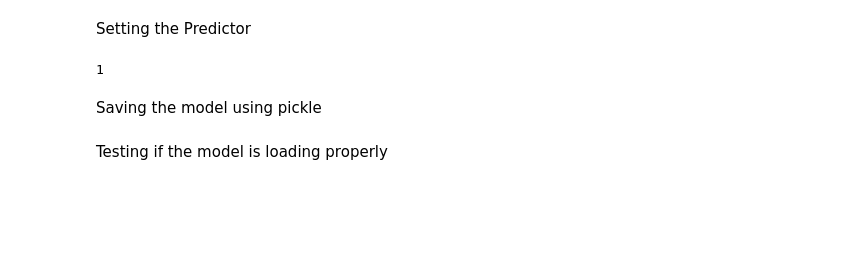
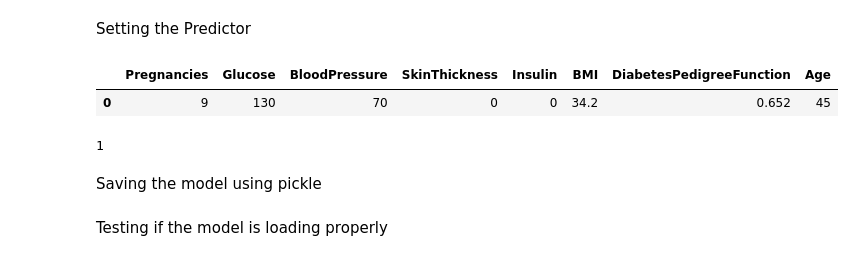
Before and after one commit to Sabyasachi-Seal/DiabetesPredictor, a Jupyter notebook: predictor.ipynb, the cells around one changed output. Cells and saved outputs as stored; diff of their text form; code cells hidden in the pictures; blank space fills up the shorter version.

```diff
--- a/predictor.ipynb
+++ b/predictor.ipynb
@@ -104,6 +104,12 @@ XGBClassifier(base_score=0.5, booster='gbtree', colsample_bylevel=1,
 Setting the Predictor
 # %%
 X_pred = [[9,130,70,0,0,34.2,0.652,45]]
+X_pred = pd.DataFrame(X_pred, columns=['Pregnancies', 'Glucose', 'BloodPressure','SkinThickness','Insulin','BMI','DiabetesPedigreeFunction','Age'])
+# %%
+X_pred
+# %% [output]
+|  | Pregnancies | Glucose | BloodPressure | SkinThickness | Insulin | BMI | DiabetesPedigreeFunction | Age |
+| 0 | 9 | 130 | 70 | 0 | 0 | 34.2 | 0.652 | 45 |
 # %%
 y_pred = classifier.predict(X_pred)
 print(y_pred[0])
```
Also changed, not shown: parts of 3 cells of this notebook, 3 other files.
